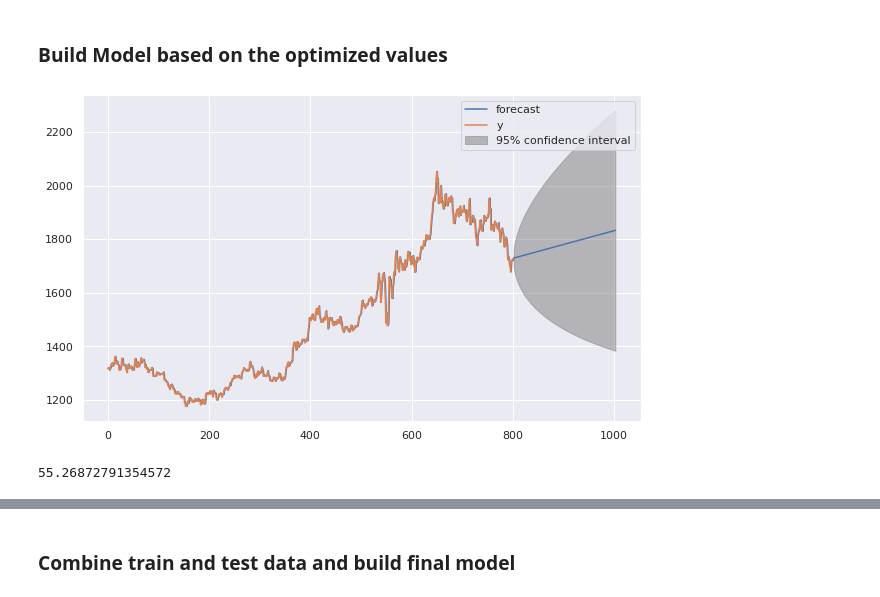
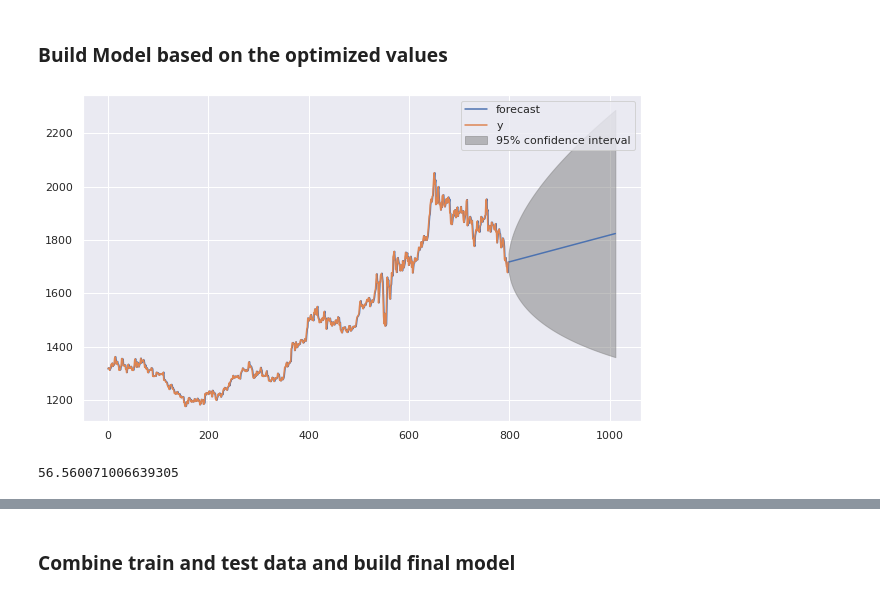
Before and after one commit to RiteshopShrivastava/Gold-Price-forecasting, a Jupyter notebook: Gold_price_prediction.ipynb, the cells around one changed output, grey strips where cells are left out. Cells and saved outputs as stored; diff of their text form; code cells hidden in the pictures.

```diff
--- a/Gold_price_prediction.ipynb
+++ b/Gold_price_prediction.ipynb
@@ -408,19 +379,19 @@ X = X.astype('float32')
 # %%
 # fit model
 model = ARIMA(X, order=(0,1,0))
 model_fit = model.fit()
-forecast=model_fit.forecast(steps=200)[0]
-model_fit.plot_predict(1, 1004)
+forecast=model_fit.forecast(steps=212)[0]
+model_fit.plot_predict(1, 1012)
 plt.show()
 # %% [output]
-[figure, old version]
+[figure, new version]
 # %%
 #Error on the test data
 val=pd.read_csv('validation.csv',header=None)
 rmse = sqrt(mean_squared_error(val[1], forecast))
 rmse
 # %% [output]
-55.26872791354572
+56.560071006639305
 # %%
 val[1]
 # %% [output]
```
Also changed, not shown: parts of 29 cells of this notebook.
